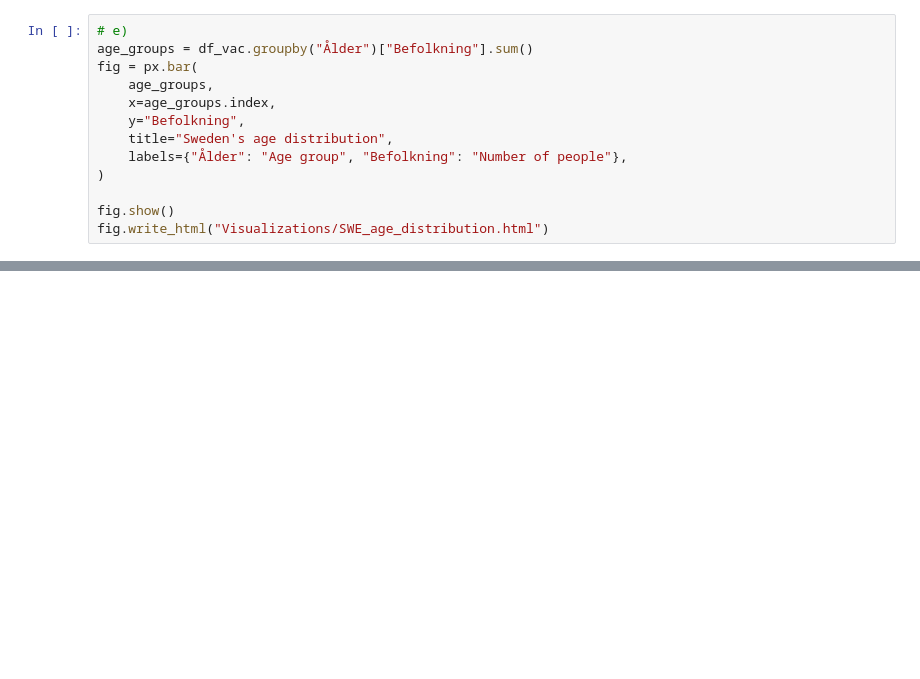
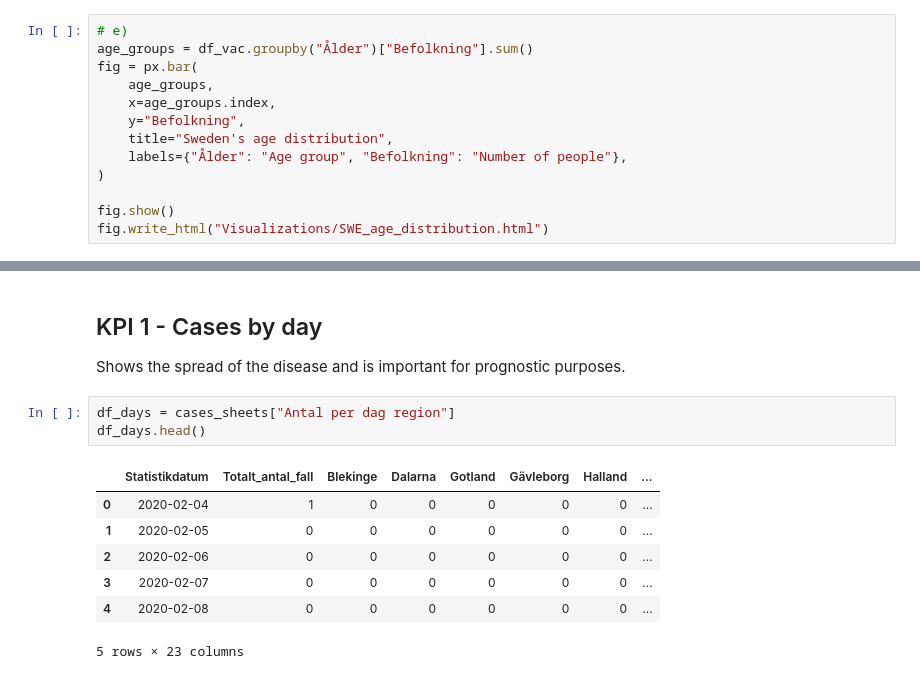
Before and after one commit to jvesand/data-processing-johan-sandberg, a Jupyter notebook: Labs/Lab-Covid/lab_covid.ipynb, the cells around one changed output, grey strips where cells are left out. Saved outputs shown, nothing was run; the diff lists cells and outputs as text; blank space fills up the shorter version.

```diff
--- a/Labs/Lab-Covid/lab_covid.ipynb
+++ b/Labs/Lab-Covid/lab_covid.ipynb
@@ -233,0 +243,15 @@ fig.write_html("Visualizations/SWE_Vaccination_shots_sthml_and_vgota.html")
+# %% [markdown]
+## KPI 1 - Cases by day
+
+Shows the spread of the disease and is important for prognostic purposes.
+# %%
+df_days = cases_sheets["Antal per dag region"]
+df_days.head()
+# %% [output]
+|  | Statistikdatum | Totalt_antal_fall | Blekinge | Dalarna | Gotland | Gävleborg | Halland | ... |
+| 0 | 2020-02-04 | 1 | 0 | 0 | 0 | 0 | 0 | ... |
+| 1 | 2020-02-05 | 0 | 0 | 0 | 0 | 0 | 0 | ... |
+| 2 | 2020-02-06 | 0 | 0 | 0 | 0 | 0 | 0 | ... |
+| 3 | 2020-02-07 | 0 | 0 | 0 | 0 | 0 | 0 | ... |
+| 4 | 2020-02-08 | 0 | 0 | 0 | 0 | 0 | 0 | ... |
+5 rows × 23 columns
```
Also changed, not shown: parts of 23 cells of this notebook, 11 other files.
